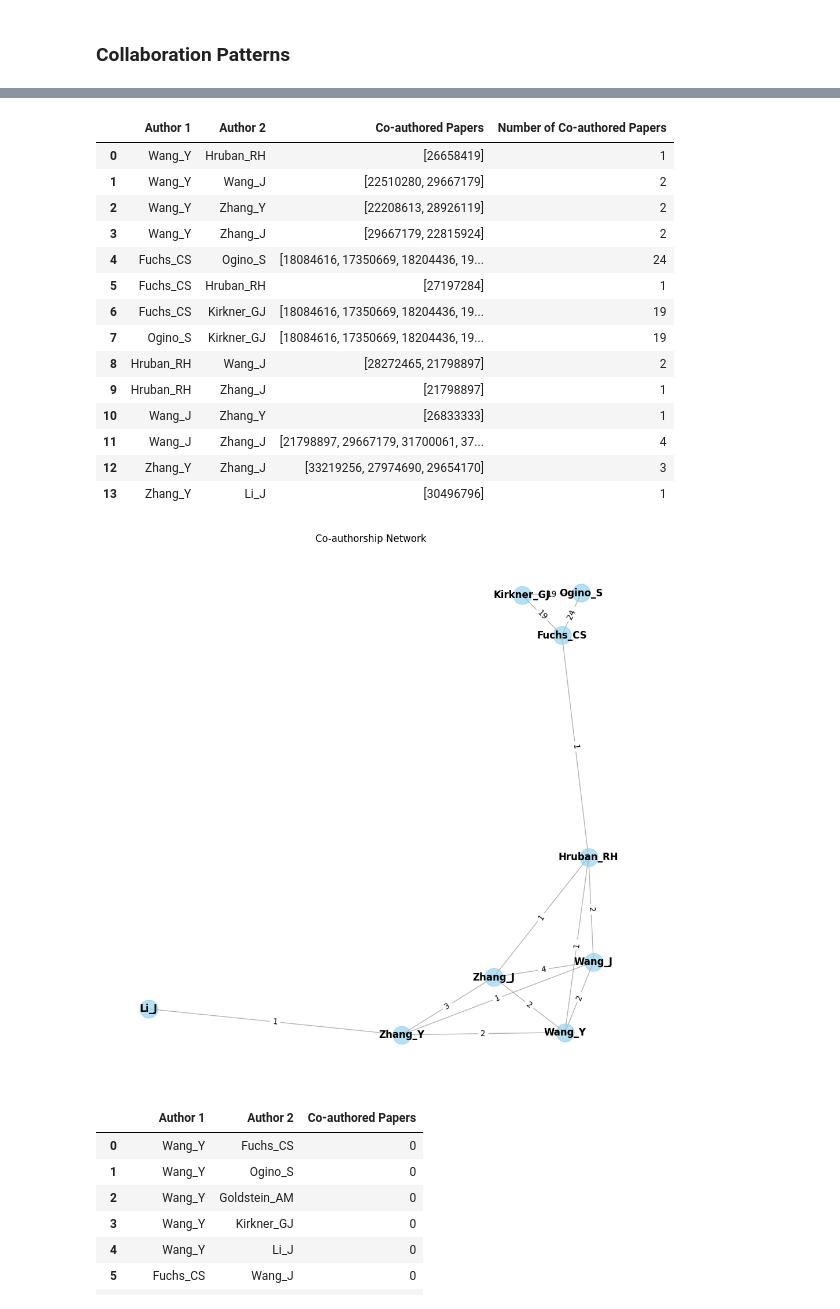
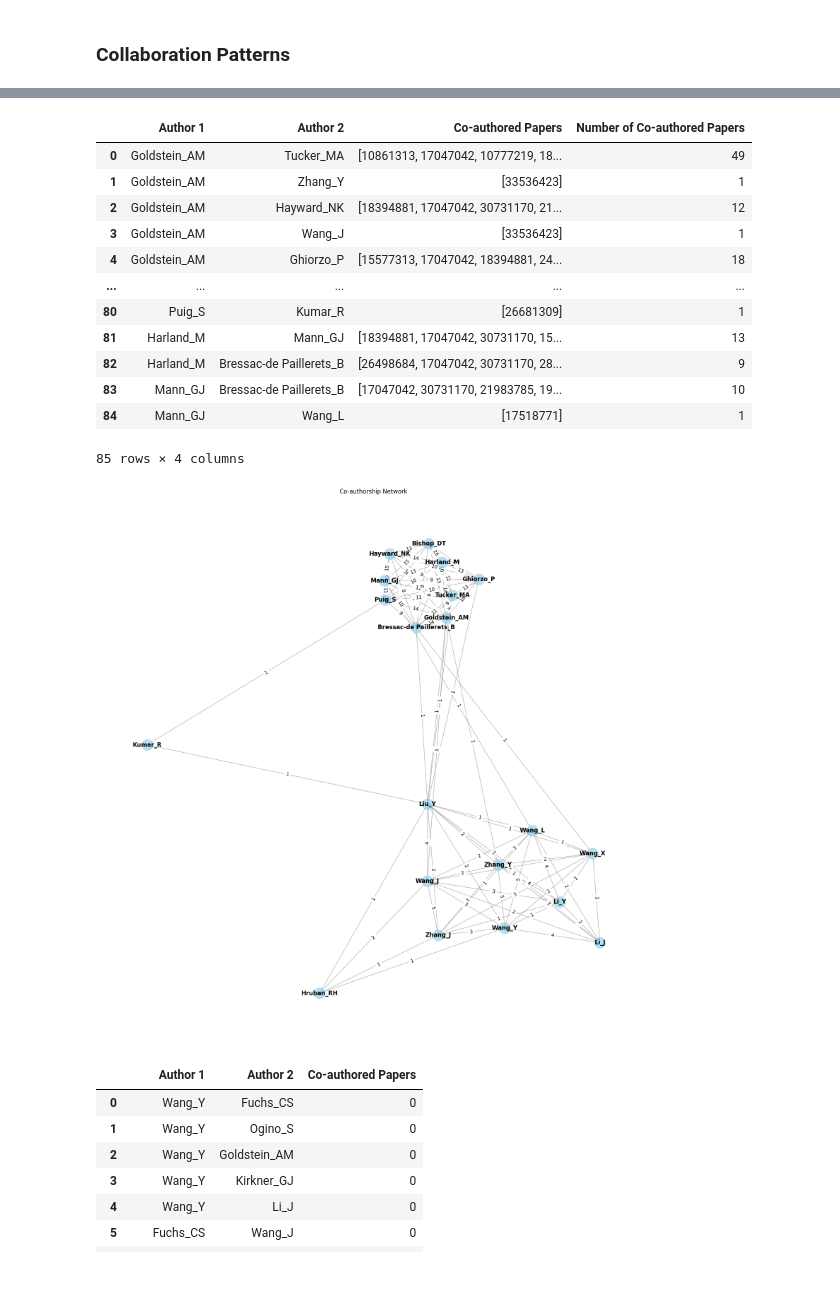
Before and after one commit to ThanakornMix/G1-Consulting-Data-Science, a Jupyter notebook: Consulting.ipynb, the cells around one changed output, grey strips where cells are left out. Drawn from its saved outputs; the diff is of its cells as text; code cells hidden in the pictures; blank space fills up the shorter version.

```diff
--- a/Consulting.ipynb
+++ b/Consulting.ipynb
@@ -151,15 +154,19 @@ Number of rows where 'Abstract' contains the word 'cancer': 14370
 # %% [markdown]
 ### Most active researchers
 # %%
-# Count the number of papers each researcher has been involved in
-author_counts = cancer_rows['ResearcherID'].value_counts().reset_index()
+# Count papers for all researchers
+author_counts = merged_df['ResearcherID'].value_counts().reset_index()
 author_counts.columns = ['ResearcherID', 'Count']
-# Sort into descending order
+# Sort and select top 20
 author_counts = author_counts.sort_values(by='Count', ascending=False)
-most_published_authors = author_counts.head(10)
-print(most_published_authors)
-most_published_authors = pd.DataFrame(most_published_authors)
+most_published_authors = author_counts.head(20)
 
-# Display the dataframe
-display(most_published_authors)
+# Display formatted results
+print("Top 20 Most Active Researchers:")
+display(
+    most_published_authors.style
+    .format({'Count': '{:,}'})
+    .set_caption("Full Dataset Analysis")
+    .background_gradient(cmap='Blues', subset=['Count'])
+)
 # %% [output]
@@ -193,16 +197,16 @@ df_coauthored = []
 df_no_coauthored = []
 
 # get the researcherID of the most published authors
-top_10_authors = most_published_authors['ResearcherID'][:10]
+top_30_authors = most_published_authors['ResearcherID'][:30]
 
 # create pairs of researchers to check if they have collaborated
-author_pairs = list(combinations(top_10_authors, 2))
+author_pairs = list(combinations(top_30_authors, 2))
 
 # create a dictionary to store the pair and the papers they've co-authored
 coauthored_together = {pair: set() for pair in author_pairs}
 
 # create a collaboration dataframe with columns PMID and ResearcherID
-collaboration = cancer_rows[['PMID', 'ResearcherID']].copy()
+collaboration = merged_df[['PMID', 'ResearcherID']].copy()
 
 # group by PMID and  ResearcherIDs into a list of collaborators
 collaboration = collaboration.groupby('PMID')['ResearcherID'].agg(lambda x: ','.join(x)).reset_index()
@@ -265,48 +269,46 @@ df_coauthored['Number of Co-authored Papers'] = df_coauthored['Co-authored Paper
 df_coauthored
 # %% [output]
 |  | Author 1 | Author 2 | Co-authored Papers | Number of Co-authored Papers |
-| 0 | Wang_Y | Hruban_RH | [26658419] | 1 |
-| 1 | Wang_Y | Wang_J | [22510280, 29667179] | 2 |
-| 2 | Wang_Y | Zhang_Y | [22208613, 28926119] | 2 |
-| 3 | Wang_Y | Zhang_J | [29667179, 22815924] | 2 |
-| 4 | Fuchs_CS | Ogino_S | [18084616, 17350669, 18204436, 19... | 24 |
-| 5 | Fuchs_CS | Hruban_RH | [27197284] | 1 |
-| 6 | Fuchs_CS | Kirkner_GJ | [18084616, 17350669, 18204436, 19... | 19 |
-| 7 | Ogino_S | Kirkner_GJ | [18084616, 17350669, 18204436, 19... | 19 |
-| 8 | Hruban_RH | Wang_J | [28272465, 21798897] | 2 |
-| 9 | Hruban_RH | Zhang_J | [21798897] | 1 |
-| 10 | Wang_J | Zhang_Y | [26833333] | 1 |
-| 11 | Wang_J | Zhang_J | [21798897, 29667179, 31700061, 37... | 4 |
-| 12 | Zhang_Y | Zhang_J | [33219256, 27974690, 29654170] | 3 |
-| 13 | Zhang_Y | Li_J | [30496796] | 1 |
+| 0 | Goldstein_AM | Tucker_MA | [10861313, 17047042, 10777219, 18... | 49 |
+| 1 | Goldstein_AM | Zhang_Y | [33536423] | 1 |
+| 2 | Goldstein_AM | Hayward_NK | [18394881, 17047042, 30731170, 21... | 12 |
+| 3 | Goldstein_AM | Wang_J | [33536423] | 1 |
+| 4 | Goldstein_AM | Ghiorzo_P | [15577313, 17047042, 18394881, 24... | 18 |
+| ... | ... | ... | ... | ... |
+| 80 | Puig_S | Kumar_R | [26681309] | 1 |
+| 81 | Harland_M | Mann_GJ | [18394881, 17047042, 30731170, 15... | 13 |
+| 82 | Harland_M | Bressac-de Paillerets_B | [26498684, 17047042, 30731170, 28... | 9 |
+| 83 | Mann_GJ | Bressac-de Paillerets_B | [17047042, 30731170, 21983785, 19... | 10 |
+| 84 | Mann_GJ | Wang_L | [17518771] | 1 |
+85 rows × 4 columns
 # %%
 # create a graph
 collaboration_network = nx.Graph()
 
 # loop through your dataframe to add lines between researchers
 for _, row in df_coauthored.iterrows():
     author1 = row['Author 1']
     author2 = row['Author 2']
     # add number of papers they co-authored
     num_papers = len(row['Co-authored Papers'])
 
     collaboration_network.add_edge(author1, author2, weight=num_papers)
 
 # draw the network
-plt.figure(figsize=(12, 12))
-pos = nx.spring_layout(collaboration_network, k=0.5)
+plt.figure(figsize=(20, 20))
+pos = nx.spring_layout(collaboration_network, k=0.8, iterations=50)
 nx.draw_networkx_nodes(collaboration_network, pos, node_size=500, node_color="skyblue", alpha=0.6)
 nx.draw_networkx_edges(collaboration_network, pos, width=1.0, alpha=0.6, edge_color="gray")
 nx.draw_networkx_labels(collaboration_network, pos, font_size=12, font_weight='bold')
 
 edge_labels = nx.get_edge_attributes(collaboration_network, 'weight')
 nx.draw_networkx_edge_labels(collaboration_network, pos, edge_labels=edge_labels)
 
 plt.title("Co-authorship Network")
 plt.axis("off")
 plt.show()
 # %% [output]
-[figure, old version]
+[figure, new version]
 # %%
 # The list of authors that has not colloborated with the papers in common
 df_no_coauthored
```
Also changed, not shown: parts of 5 cells of this notebook.
